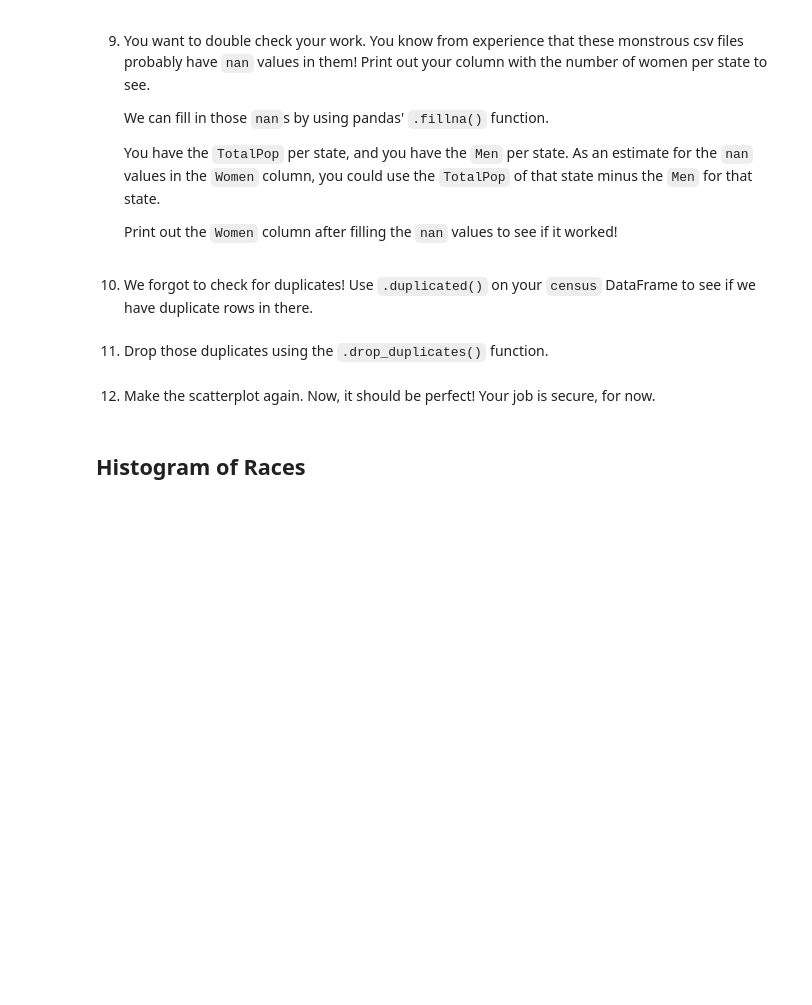
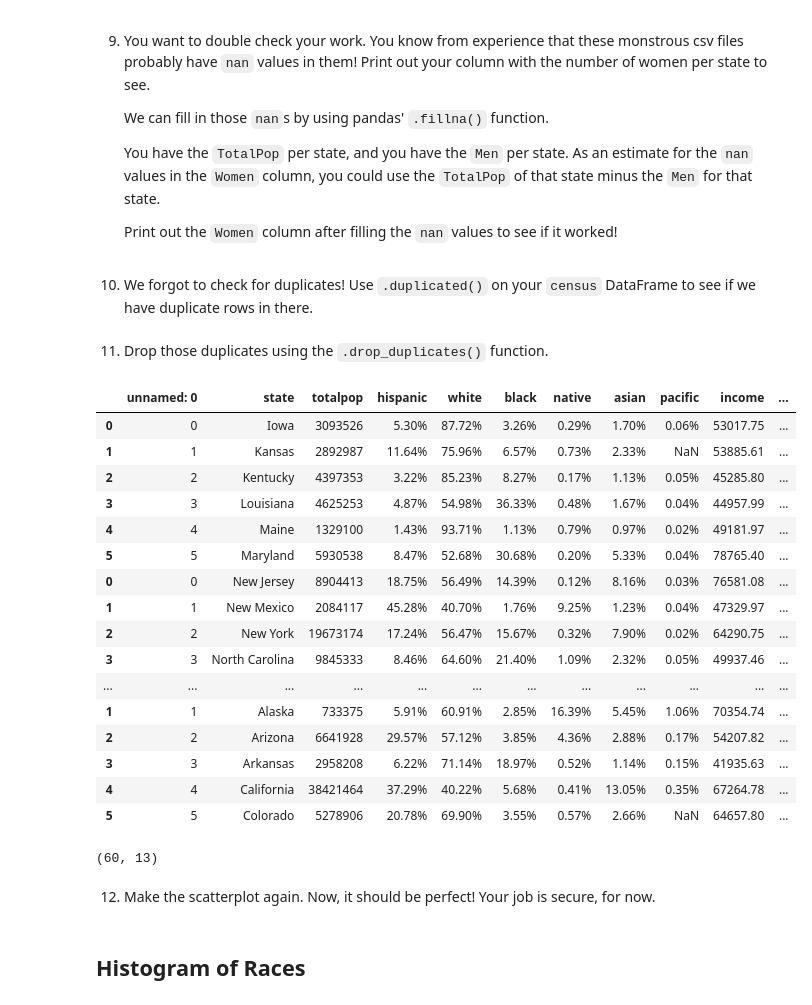
Before and after one commit to raserr11/Cleaning-US-Census-Data-Course-Project, a Jupyter notebook: Cleaning US Census Data.ipynb, the cells around one changed output. Saved outputs shown, nothing was run; the diff lists cells and outputs as text; code cells hidden in the pictures; blank space fills up the shorter version.

```diff
--- a/Cleaning US Census Data.ipynb
+++ b/Cleaning US Census Data.ipynb
@@ -136,6 +197,30 @@ us_census.head()
 10. We forgot to check for duplicates! Use `.duplicated()` on your `census` DataFrame to see if we have duplicate rows in there.
 # %% [markdown]
 11. Drop those duplicates using the `.drop_duplicates()` function.
+# %%
+us_census.drop_duplicates()
+# %% [output]
+|  | unnamed: 0 | state | totalpop | hispanic | white | black | native | asian | pacific | income | ... |
+| 0 | 0 | Iowa | 3093526 | 5.30% | 87.72% | 3.26% | 0.29% | 1.70% | 0.06% | 53017.75 | ... |
+| 1 | 1 | Kansas | 2892987 | 11.64% | 75.96% | 6.57% | 0.73% | 2.33% | NaN | 53885.61 | ... |
+| 2 | 2 | Kentucky | 4397353 | 3.22% | 85.23% | 8.27% | 0.17% | 1.13% | 0.05% | 45285.80 | ... |
+| 3 | 3 | Louisiana | 4625253 | 4.87% | 54.98% | 36.33% | 0.48% | 1.67% | 0.04% | 44957.99 | ... |
+| 4 | 4 | Maine | 1329100 | 1.43% | 93.71% | 1.13% | 0.79% | 0.97% | 0.02% | 49181.97 | ... |
+| 5 | 5 | Maryland | 5930538 | 8.47% | 52.68% | 30.68% | 0.20% | 5.33% | 0.04% | 78765.40 | ... |
+| 0 | 0 | New Jersey | 8904413 | 18.75% | 56.49% | 14.39% | 0.12% | 8.16% | 0.03% | 76581.08 | ... |
+| 1 | 1 | New Mexico | 2084117 | 45.28% | 40.70% | 1.76% | 9.25% | 1.23% | 0.04% | 47329.97 | ... |
+| 2 | 2 | New York | 19673174 | 17.24% | 56.47% | 15.67% | 0.32% | 7.90% | 0.02% | 64290.75 | ... |
+| 3 | 3 | North Carolina | 9845333 | 8.46% | 64.60% | 21.40% | 1.09% | 2.32% | 0.05% | 49937.46 | ... |
+| ... | ... | ... | ... | ... | ... | ... | ... | ... | ... | ... | ... |
+| 1 | 1 | Alaska | 733375 | 5.91% | 60.91% | 2.85% | 16.39% | 5.45% | 1.06% | 70354.74 | ... |
+| 2 | 2 | Arizona | 6641928 | 29.57% | 57.12% | 3.85% | 4.36% | 2.88% | 0.17% | 54207.82 | ... |
+| 3 | 3 | Arkansas | 2958208 | 6.22% | 71.14% | 18.97% | 0.52% | 1.14% | 0.15% | 41935.63 | ... |
+| 4 | 4 | California | 38421464 | 37.29% | 40.22% | 5.68% | 0.41% | 13.05% | 0.35% | 67264.78 | ... |
+| 5 | 5 | Colorado | 5278906 | 20.78% | 69.90% | 3.55% | 0.57% | 2.66% | NaN | 64657.80 | ... |
+# %%
+us_census.shape
+# %% [output]
+(60, 13)
 # %% [markdown]
 12. Make the scatterplot again. Now, it should be perfect! Your job is secure, for now.
 # %% [markdown]
```
Also changed, not shown: parts of 17 cells of this notebook, 1 other file.
